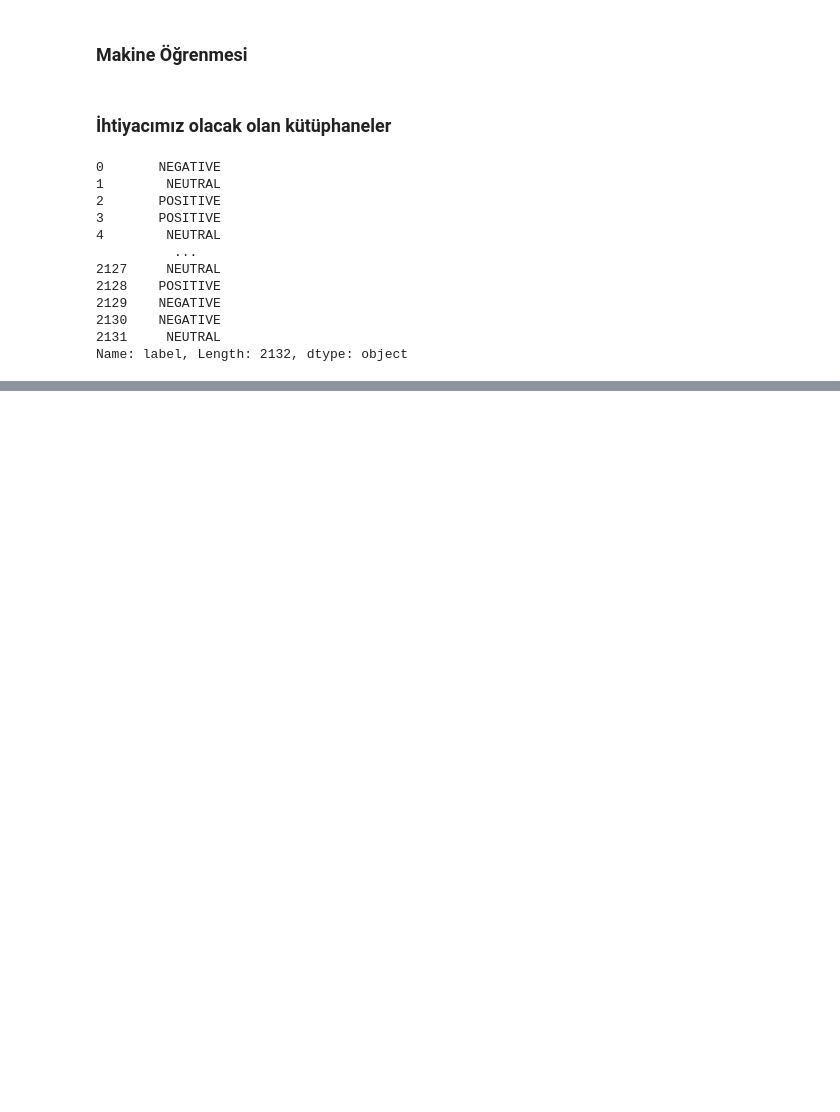
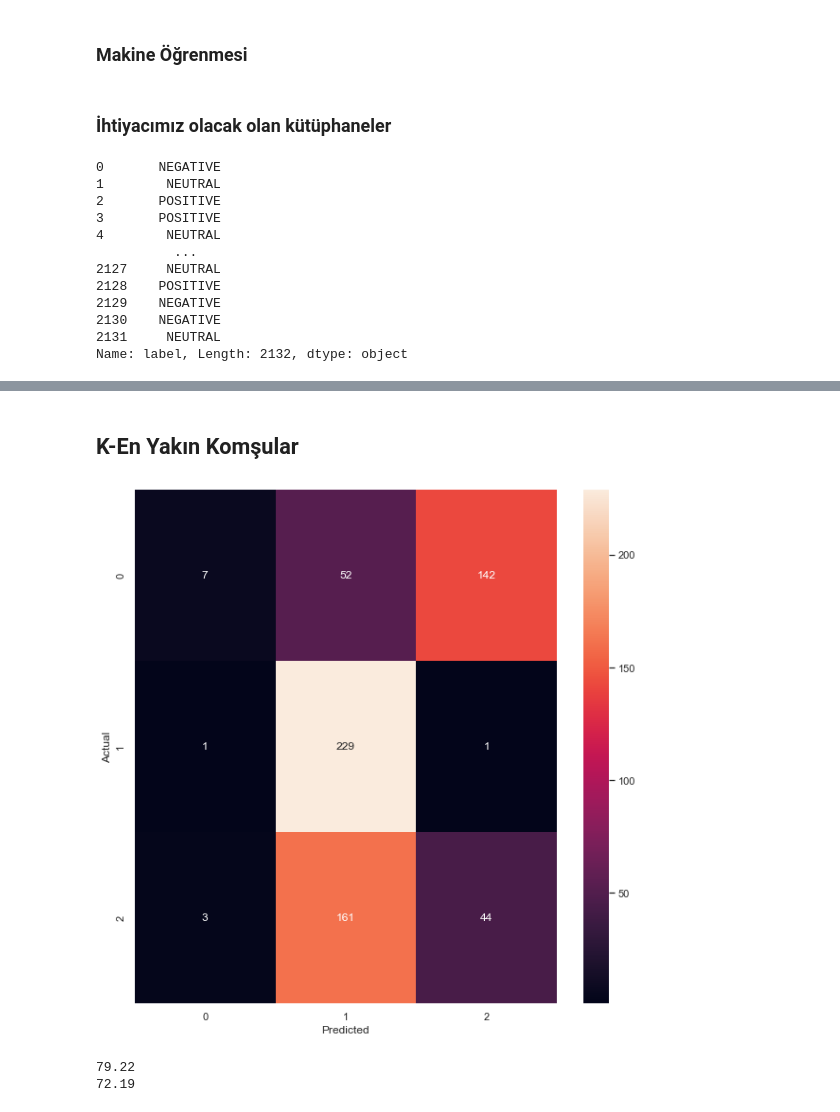
Before and after one commit to frknbltci/MachineLearningWorking, a Jupyter notebook: MakineOgr.ipynb, the cells around one changed output, grey strips where cells are left out. Cells and saved outputs as stored; diff of their text form; code cells hidden in the pictures; blank space fills up the shorter version.

```diff
--- a/MakineOgr.ipynb
+++ b/MakineOgr.ipynb
@@ -219,0 +227,31 @@ for i in range(len(Y_test)):
+# %% [markdown]
+## K-En Yakın Komşular
+# %%
+from sklearn.model_selection import GridSearchCV
+trainAcc = []
+testAcc = []
+##X_train, X_test, y_train, y_test = preprocess_inputs(df)
+#param kısmında komşular için 20 farklı model deneyerek cross-validated score en yüksek olanı döndürüyor.
+knn = GridSearchCV(estimator=KNeighborsClassifier(), param_grid={'n_neighbors':np.arange(1,8)}, cv=10)
+knn = knn.fit(X_train, y_train)
+pred_knn_train = knn.predict(X_train)
+pred_knn_test = knn.predict(X_test)
+
+knn_train_accr = round(knn.score(X_train,y_train) * 100, 2)
+knn_test_accr = round(knn.score(X_test,y_test) * 100, 2)
+
+trainAcc.append(knn_train_accr)
+testAcc.append(knn_test_accr)
+
+fig, ax = plt.subplots(figsize=(10,10))
+sns.heatmap(conf_mat, annot=True, fmt='d')
+plt.ylabel('Actual')
+plt.xlabel('Predicted')
+plt.show()
+
+print(knn_train_accr)
+print(knn_test_accr)
+# %% [output]
+[figure, added]
+79.22
+72.19
```
Also changed, not shown: parts of 17 cells of this notebook.
